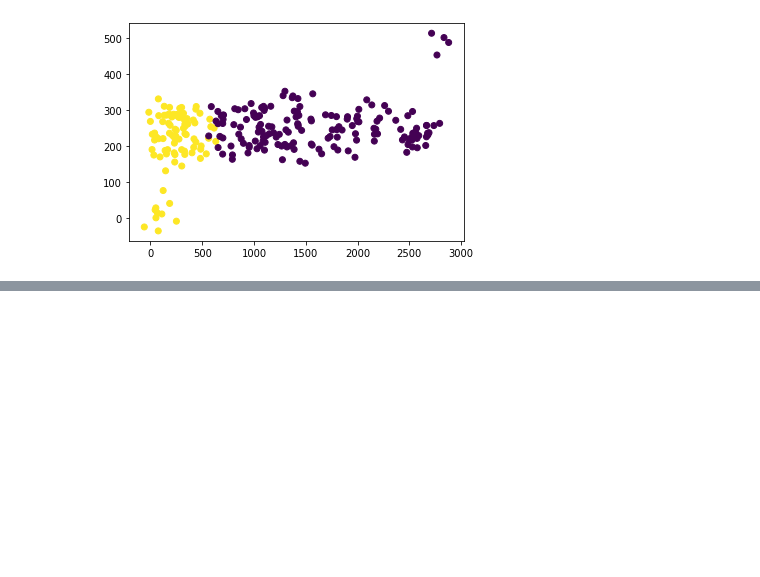
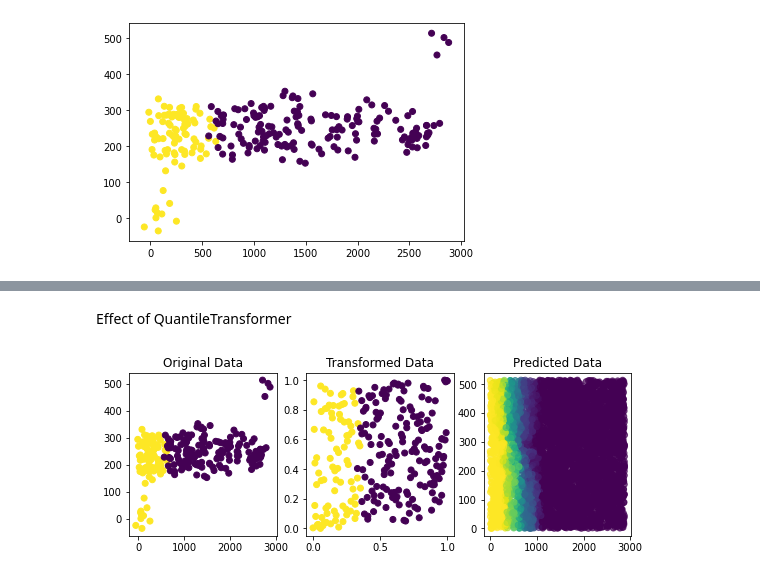
Before and after one commit to JunaedAbed/ai-notebooks, a Jupyter notebook: scikit-prep/scikit-prep.ipynb, the cells around one changed output, grey strips where cells are left out. Drawn from its saved outputs; the diff is of its cells as text; code cells hidden in the pictures; blank space fills up the shorter version.

```diff
--- a/scikit-prep/scikit-prep.ipynb
+++ b/scikit-prep/scikit-prep.ipynb
@@ -23,0 +69,6 @@ plt.scatter(X[:, 0], X[:, 1], c=y)
+# %% [markdown]
+Effect of QuantileTransformer
+# %%
+plot_output(scaler=QuantileTransformer(n_quantiles=100))
+# %% [output]
+[figure, added]
```
Also changed, not shown: parts of 18 cells of this notebook.
